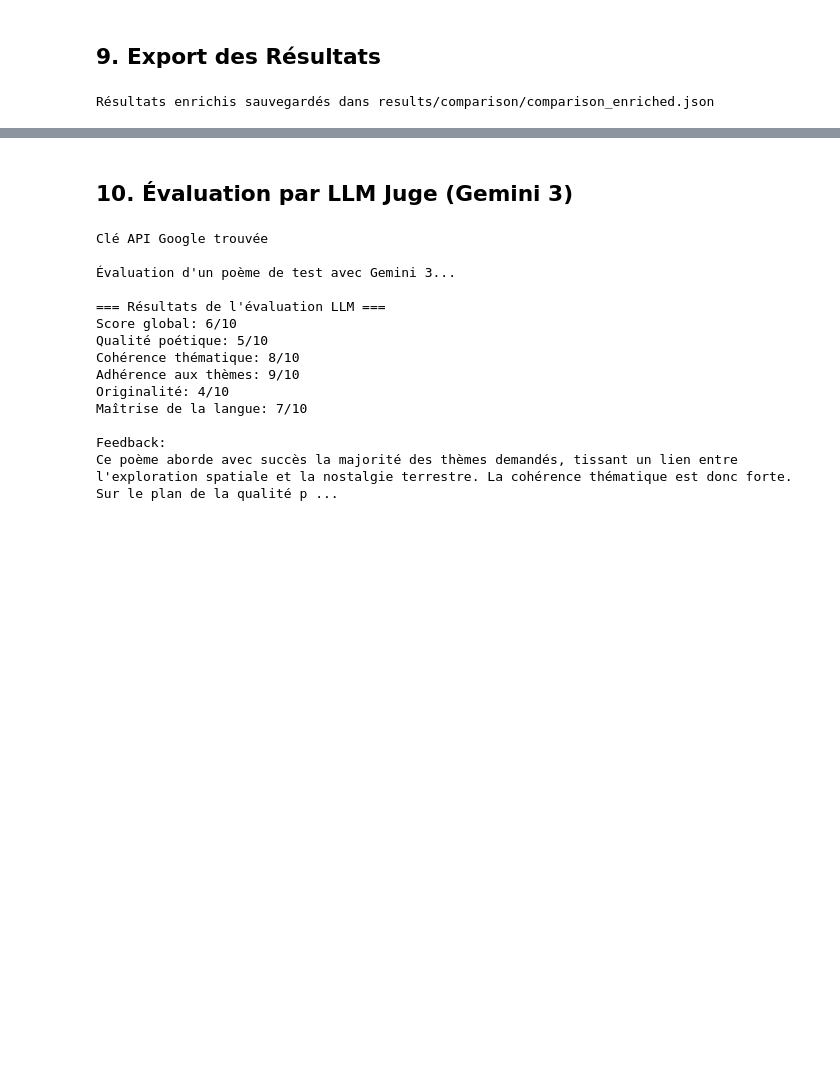
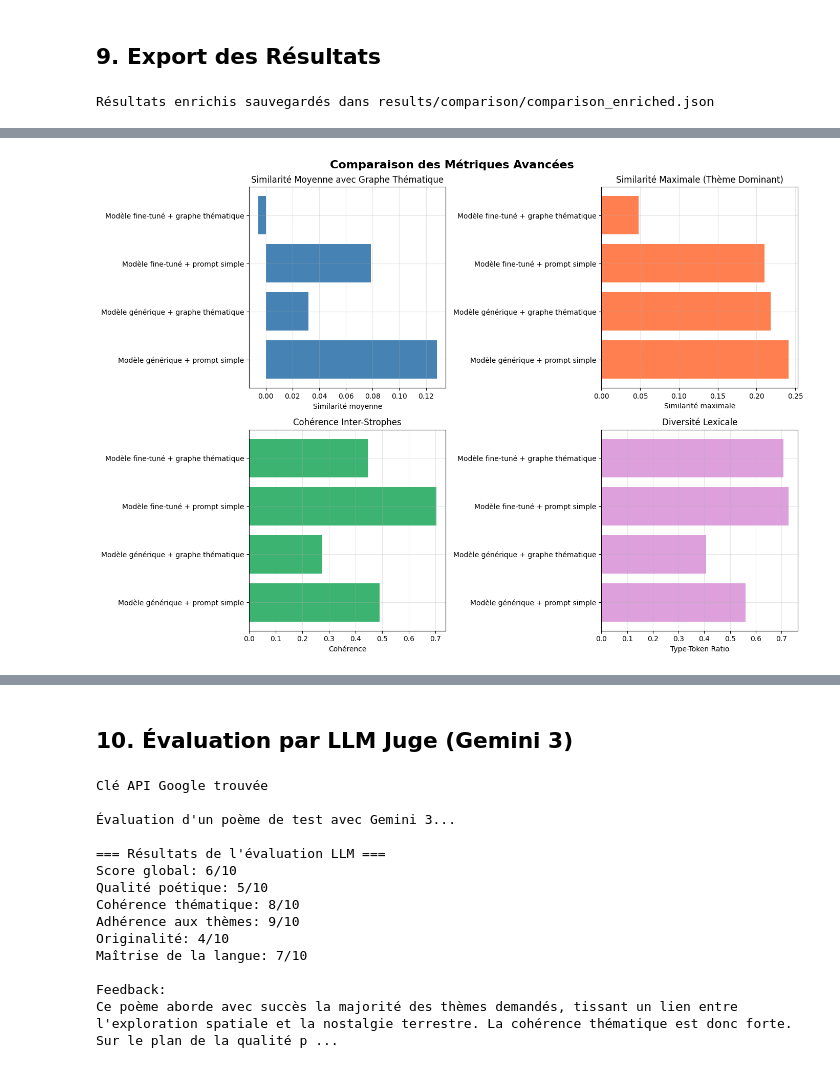
Before and after one commit to ErwinGoneMad/NLP2, a Jupyter notebook: test_metrics_visualization.ipynb, the cells around one changed output, grey strips where cells are left out. Saved outputs shown, nothing was run; the diff lists cells and outputs as text; code cells hidden in the pictures; blank space fills up the shorter version.

```diff
--- a/test_metrics_visualization.ipynb
+++ b/test_metrics_visualization.ipynb
@@ -427,3 +427,84 @@ else:
     print("Aucune donnée à sauvegarder")
 # %% [output]
 Résultats enrichis sauvegardés dans results/comparison/comparison_enriched.json
+# %%
+from src.utils import recalculate_metrics
+
+recalculate_metrics(subdir="iterative")
+
+iterative_dir = Path("results/iterative")
+if iterative_dir.exists():
+    json_files = sorted(iterative_dir.glob("iterative_*.json"),
+                       key=lambda p: p.stat().st_mtime, reverse=True)
+    if json_files:
+        latest_file = json_files[0]
+        with open(latest_file, "r", encoding="utf-8") as f:
+            iterative_data = json.load(f)
+        comparison_data = []
+        approach_names_map = {
+            "baseline": "Modèle générique + prompt simple",
+            "structure_only": "Modèle générique + graphe thématique",
+            "specialization_only": "Modèle fine-tuné + prompt simple",
+            "structure_specialization": "Modèle fine-tuné + graphe thématique"
+        }
+
+        for approach_name, approach_data in iterative_data.get("results", {}).items():
+            if "final_metrics" in approach_data:
+                metrics = approach_data["final_metrics"]
+                if "graph_mean_similarity" in metrics:
+                    row = {"Approche": approach_names_map.get(approach_name, approach_name)}
+                    row["Similarité graphe (moy)"] = metrics.get("graph_mean_similarity", 0)
+                    row["Similarité graphe (max)"] = metrics.get("graph_max_similarity", 0)
+                    row["Cohérence globale"] = metrics.get("overall_coherence", 0)
+                    row["Diversité lexicale"] = metrics.get("type_token_ratio", 0)
+                    comparison_data.append(row)
+
+        if comparison_data:
+            df_iterative = pd.DataFrame(comparison_data)
+
+            if not df_iterative.empty:
+                fig, axes = plt.subplots(2, 2, figsize=(14, 10))
+                fig.suptitle("Comparaison des Métriques Avancées", fontsize=16, fontweight='bold')
+
+                approaches = df_iterative["Approche"].values
+
+                ax1 = axes[0, 0]
+                ax1.barh(approaches, df_iterative["Similarité graphe (moy)"], color='steelblue')
+                ax1.set_xlabel("Similarité moyenne")
+                ax1.set_title("Similarité Moyenne avec Graphe Thématique")
+                ax1.grid(True, alpha=0.3)
+
+                ax2 = axes[0, 1]
+                ax2.barh(approaches, df_iterative["Similarité graphe (max)"], color='coral')
+                ax2.set_xlabel("Similarité maximale")
+                ax2.set_title("Similarité Maximale (Thème Dominant)")
+                ax2.grid(True, alpha=0.3)
+
+                ax3 = axes[1, 0]
+                ax3.barh(approaches, df_iterative["Cohérence globale"], color='mediumseagreen')
+                ax3.set_xlabel("Cohérence")
+                ax3.set_title("Cohérence Inter-Strophes")
+                ax3.grid(True, alpha=0.3)
+
+                ax4 = axes[1, 1]
+                ax4.barh(approaches, df_iterative["Diversité lexicale"], color='plum')
+                ax4.set_xlabel("Type-Token Ratio")
+                ax4.set_title("Diversité Lexicale")
+                ax4.grid(True, alpha=0.3)
+
+                plt.tight_layout()
+                viz_dir = Path("results/visualizations/metrics")
+                viz_dir.mkdir(parents=True, exist_ok=True)
+                save_path = str(viz_dir / "iterative_metrics.png")
+                plt.savefig(save_path, dpi=150, bbox_inches='tight')
+                plt.show()
+                print(f"Graphiques sauvegardés dans {save_path}")
+            else:
+                print("Données non disponibles pour la visualisation")
+        else:
+            print("Données non disponibles pour la visualisation")
+    else:
+        print("Aucun fichier itératif trouvé")
+else:
+    print("Dossier results/iterative/ n'existe pas")
+# %% [output]
@@ -429,0 +528 @@ Résultats enrichis sauvegardés dans results/comparison/comparison_enriched.jso
+[figure, added]
```
Also changed, not shown: parts of 1 cell of this notebook, 6 other files.
